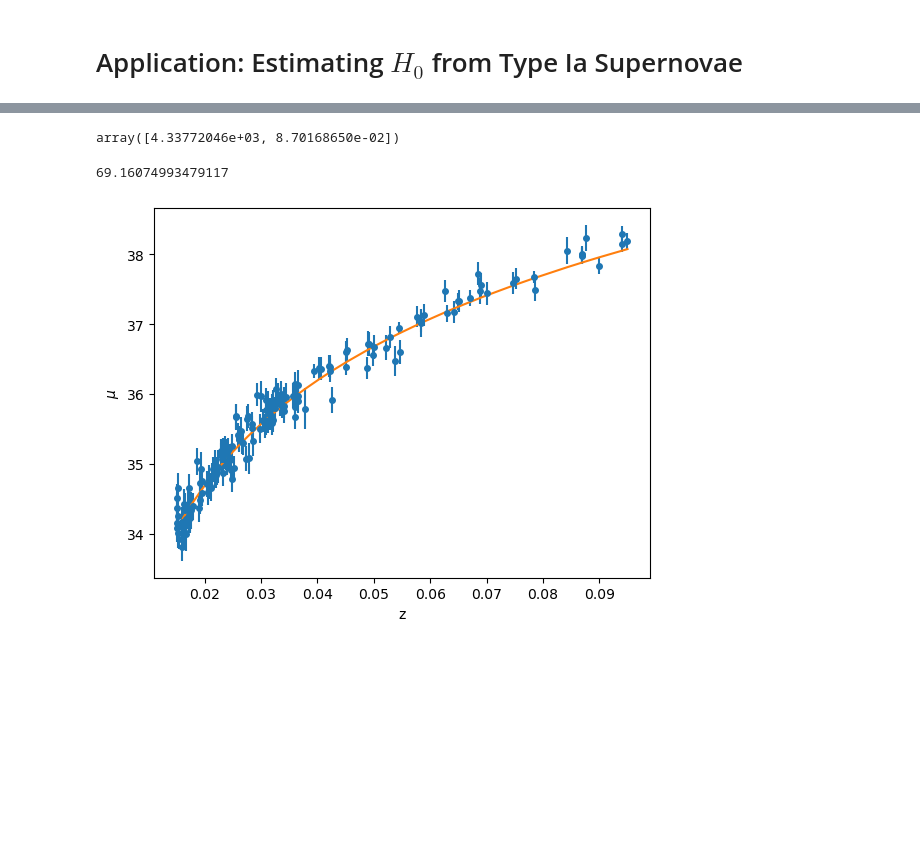
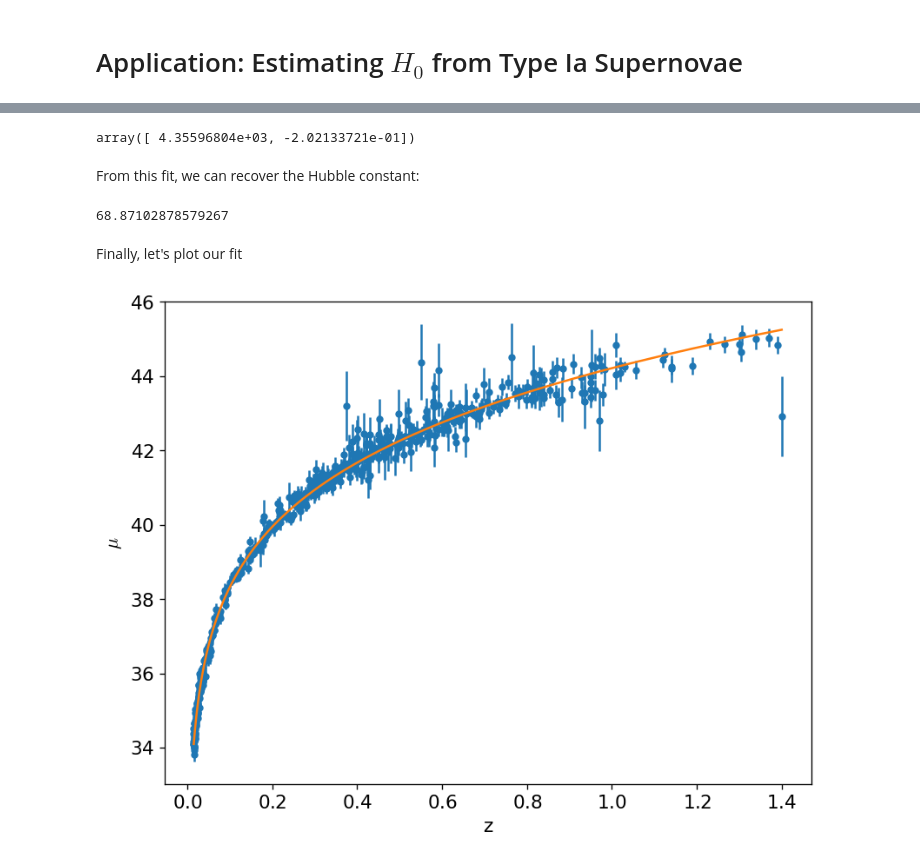
Before and after one commit to zingale/computational_astrophysics, a Jupyter notebook: content/fitting/application-snia-h0.ipynb, the cells around one changed output, grey strips where cells are left out. Cells and saved outputs as stored; diff of their text form; code cells hidden in the pictures; blank space fills up the shorter version.

```diff
--- a/content/fitting/application-snia-h0.ipynb
+++ b/content/fitting/application-snia-h0.ipynb
@@ -8,0 +23,5 @@ data = np.genfromtxt("SCPUnion2_mu_vs_z.txt",
+# %%
+idx_sort = np.argsort(data["z"])
+zs = data["z"][idx_sort]
+mus = data["mu"][idx_sort]
+dmus = data["dmu"][idx_sort]
@@ -35,11 +55,0 @@ Let's extract this data and then look at the supernova
-# %%
-idx = data["z"] < 0.1
-idx_sort = np.argsort(data["z"][idx])
-zs = data["z"][idx][idx_sort]
-mus = data["mu"][idx][idx_sort]
-dmus = data["dmu"][idx][idx_sort]
-# %%
-fig, ax = plt.subplots()
-ax.errorbar(zs, mus, yerr=dmus, fmt="o", ms=4)
-ax.set_xlabel("z")
-ax.set_ylabel(r"$\mu$")
@@ -74,17 +85,21 @@ a0 = c / H0_guess
 a1 = 1
 # %%
 afit, flag = optimize.leastsq(resid, [a0, a1], args=(zs, mus, dmus))
+afit
+# %% [output]
+array([ 4.35596804e+03, -2.02133721e-01])
-# %%
-afit
-# %% [output]
-array([4.33772046e+03, 8.70168650e-02])
+# %% [markdown]
+From this fit, we can recover the Hubble constant:
 # %%
 H0 = c / afit[0]
 H0
 # %% [output]
-69.16074993479117
+68.87102878579267
+# %% [markdown]
+Finally, let's plot our fit
 # %%
-ax.plot(zs, 5 * np.log10(afit[0] * zs) + 25)
+mu_fit = 5 * np.log10(afit[0] * zs * (1 + 0.5 * (1 - afit[1]) * zs)) + 25
+ax.plot(zs, mu_fit, zorder=100)
 fig
 # %% [output]
-[figure, old version]
+[figure, new version]
```
Also changed, not shown: parts of 14 cells of this notebook.
